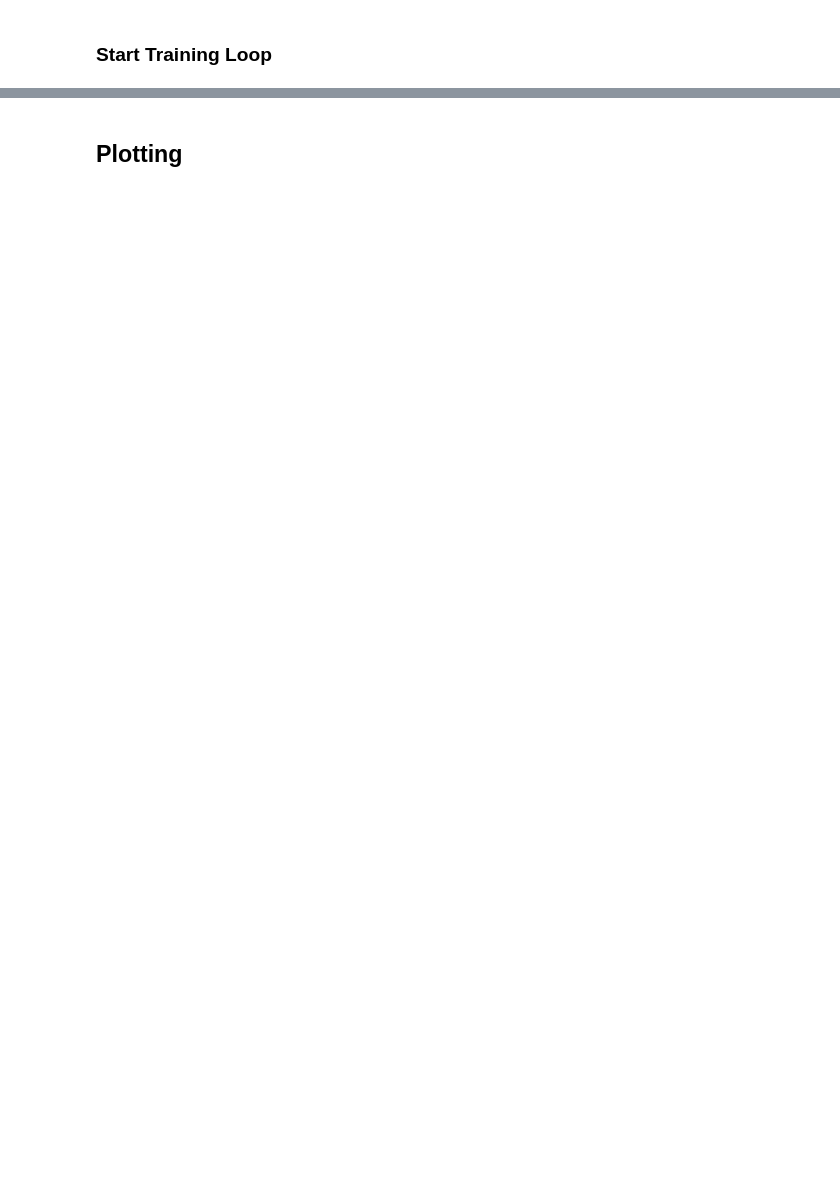
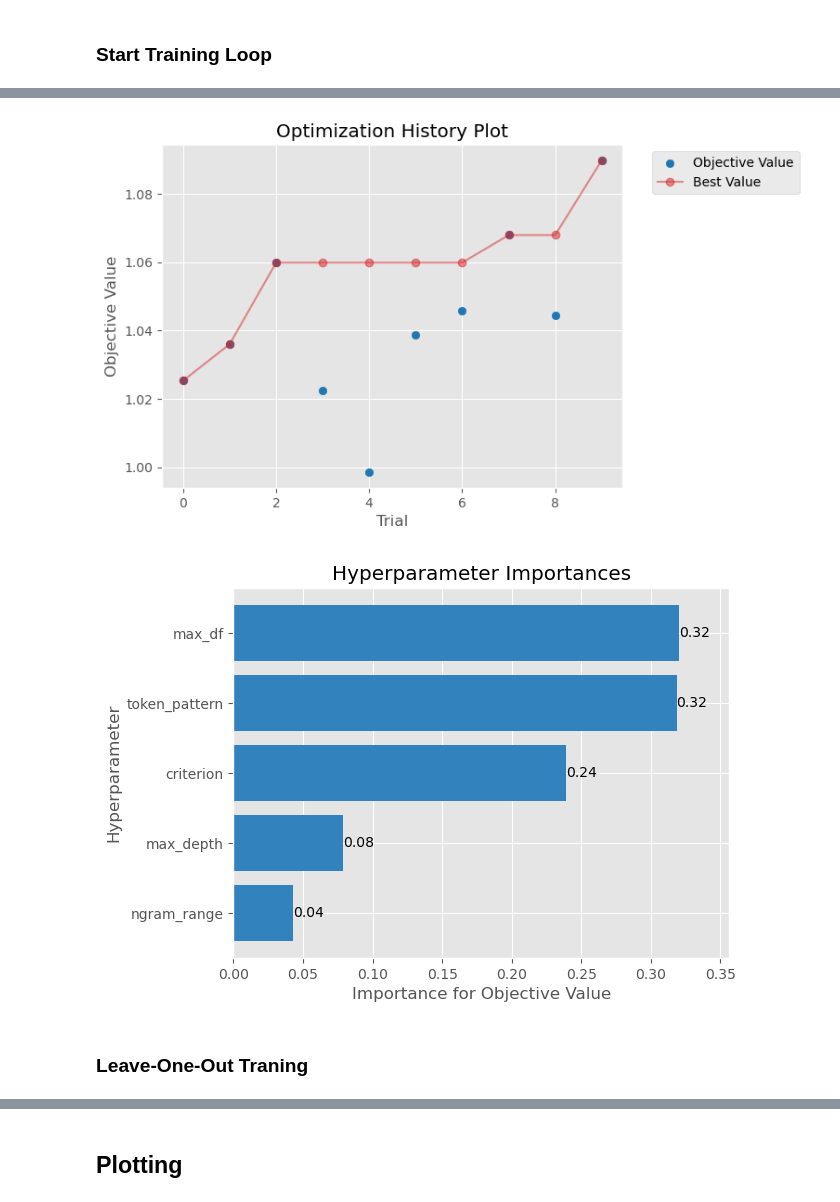
Before and after one commit to ribesstefano/ml4justice-feature-predictor, a Jupyter notebook: notebooks/ml4justice_nlp.ipynb, the cells around one changed output, grey strips where cells are left out. Cells and saved outputs as stored; diff of their text form; code cells hidden in the pictures; blank space fills up the shorter version.

```diff
--- a/notebooks/ml4justice_nlp.ipynb
+++ b/notebooks/ml4justice_nlp.ipynb
@@ -502,0 +1030,12 @@ import torch
+# %%
+import matplotlib.pyplot as plt
+
+visualization.matplotlib.plot_optimization_history(study)
+plt.show()
+visualization.matplotlib.plot_param_importances(study)
+plt.show()
+# %% [output]
+[figure, added]
+[figure, added]
+# %% [markdown]
+### Leave-One-Out Traning
```
Also changed, not shown: parts of 61 cells of this notebook, 1 other file.
